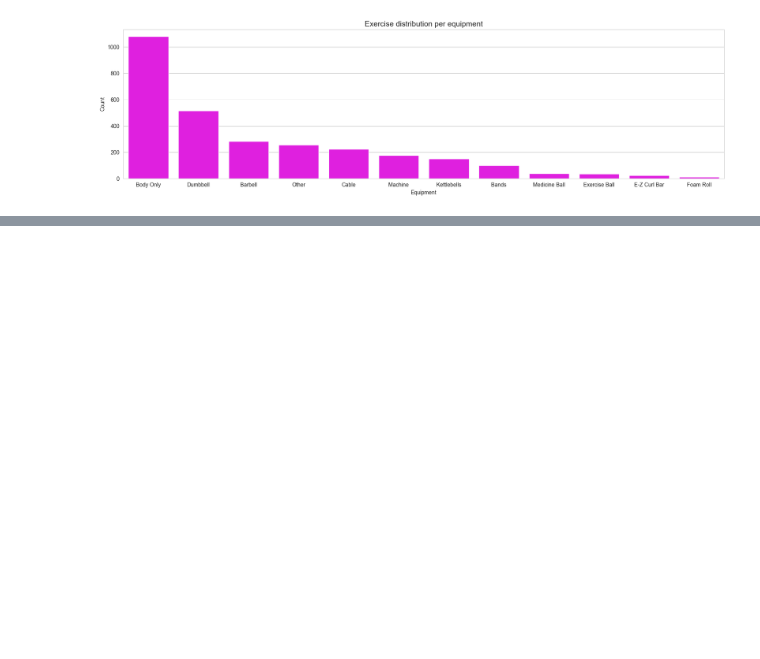
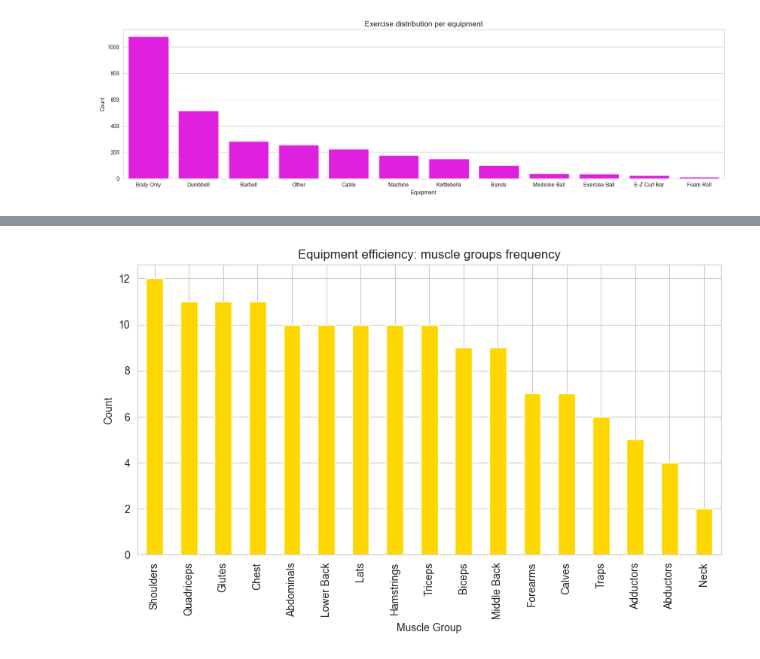
Before and after one commit to herrerovir/Gym-exercises-exploratory-data-analysis, a Jupyter notebook: EDA-gym-exercises.ipynb, the cells around one changed output, grey strips where cells are left out. Drawn from its saved outputs; the diff is of its cells as text; code cells hidden in the pictures; blank space fills up the shorter version.

```diff
--- a/EDA-gym-exercises.ipynb
+++ b/EDA-gym-exercises.ipynb
@@ -337,0 +425,3 @@ Text(0.5, 1.0, 'Exercise distribution per equipment')
+# %%
+equipment_muscle_use = gym_exercises_df.groupby("Muscle Group")["Equipment"].nunique().sort_values(ascending = False)
+equipment_muscle_use
@@ -337,0 +448,4 @@ Text(0.5, 1.0, 'Exercise distribution per equipment')
+# %%
+equipment_muscle_use_graph = equipment_muscle_use.plot(kind = "bar", ylabel = "Count", title = "Equipment efficiency: muscle groups frequency", color = "gold", figsize = (10, 5))
+# %% [output]
+[figure, added]
```
Also changed, not shown: parts of 34 cells of this notebook.
